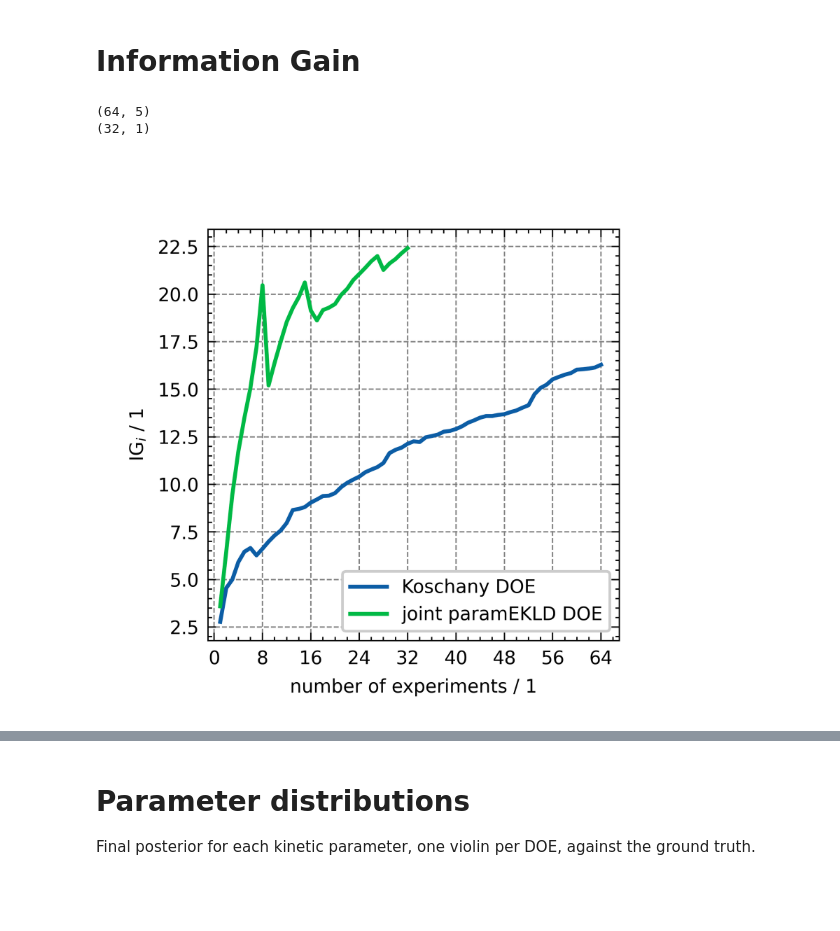
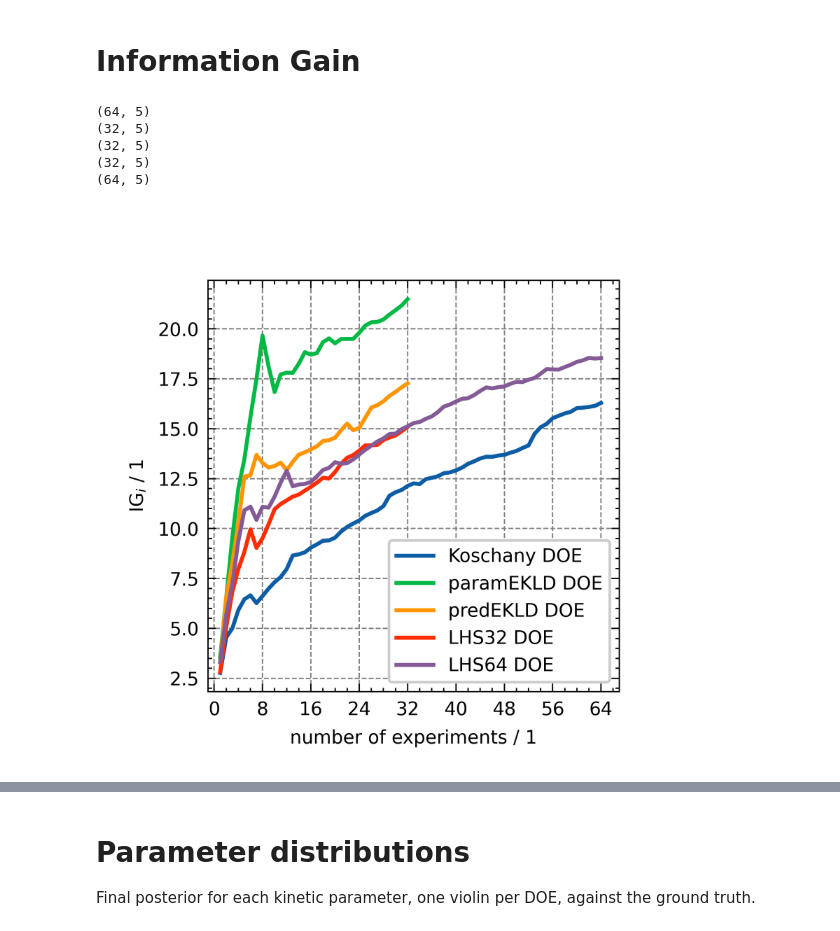
Before and after one commit to ChemRxnEngLab/BayesianIO4kinetics, a Jupyter notebook: HSA_K_Overview.ipynb, the cells around one changed output, grey strips where cells are left out. Saved outputs shown, nothing was run; the diff lists cells and outputs as text; code cells hidden in the pictures; blank space fills up the shorter version.

```diff
--- a/HSA_K_Overview.ipynb
+++ b/HSA_K_Overview.ipynb
@@ -64,7 +64,23 @@ ov = [
         "ID": "K_001",
         "run_name": "selective-knight",
         "dir": Path("data/selective-knight"),
-        "DOE": "joint paramEKLD DOE",
+        "DOE": "paramEKLD DOE",
+        "noise": "heteroscedastic",
+        "noise_level": 0.1,
+        "holdout_data": Path("data/test_HSA_Da_B_001.nc"),
+        "seeds": None,
+        "idatas": {},
+        "proposals": {},
+        "r_obs": {},
+        "valdatas": {},
+        "RMSEs": {},
+        "total_IGs": {},
+    },
+    {
+        "ID": "K_002",
+        "run_name": "square-guffaw",
+        "dir": Path("data/square-guffaw"),
+        "DOE": "predEKLD DOE",
         "noise": "heteroscedastic",
         "noise_level": 0.1,
         "holdout_data": Path("data/test_HSA_Da_B_001.nc"),
@@ -419,30 +526,33 @@ Koschany DOE
 # %%
 fig = ICIW_Plots.figure()
 ax = ICIW_Plots.make_square_ax(
     fig,
     ax_width=5.5 * ICIW_Plots.cm2inch,
     xlabel="number of experiments / 1",
     ylabel=r"$\mathrm{IG}_i$ / 1",
     # ylim=(6e-7, 1e-4),
     xlim=(-1, 67),
     xticks=[0, 8, 16, 24, 32, 40, 48, 56, 64],
     left_h=1.5 * ICIW_Plots.cm2inch,
 )
 for i, ov_dict in enumerate(ov):
     IGs = np.stack([ov_dict["total_IGs"][seed] for seed in ov_dict["seeds"]], axis=-1)
     print(IGs.shape)
     ax.plot(
         np.arange(IGs.shape[0]) + 1,
-        IGs.mean(axis=1),
+        np.mean(IGs, axis=1),
         label=ov_dict["DOE"],
         color=colors[i],
     )
     ax.legend()
 
-plt.savefig("figures/rev/KinFit_IG.png")
-plt.savefig("figures/rev/KinFit_IG.pdf")
-plt.savefig("figures/rev/KinFit_IG.svg")
+plt.savefig("figures/K/KinFit_IG.png")
+plt.savefig("figures/K/KinFit_IG.pdf")
+plt.savefig("figures/K/KinFit_IG.svg")
 # %% [output]
 (64, 5)
-(32, 1)
+(32, 5)
+(32, 5)
+(32, 5)
+(64, 5)
-[figure, old version]
+[figure, new version]
```
Also changed, not shown: parts of 18 cells of this notebook, 9 other files.
